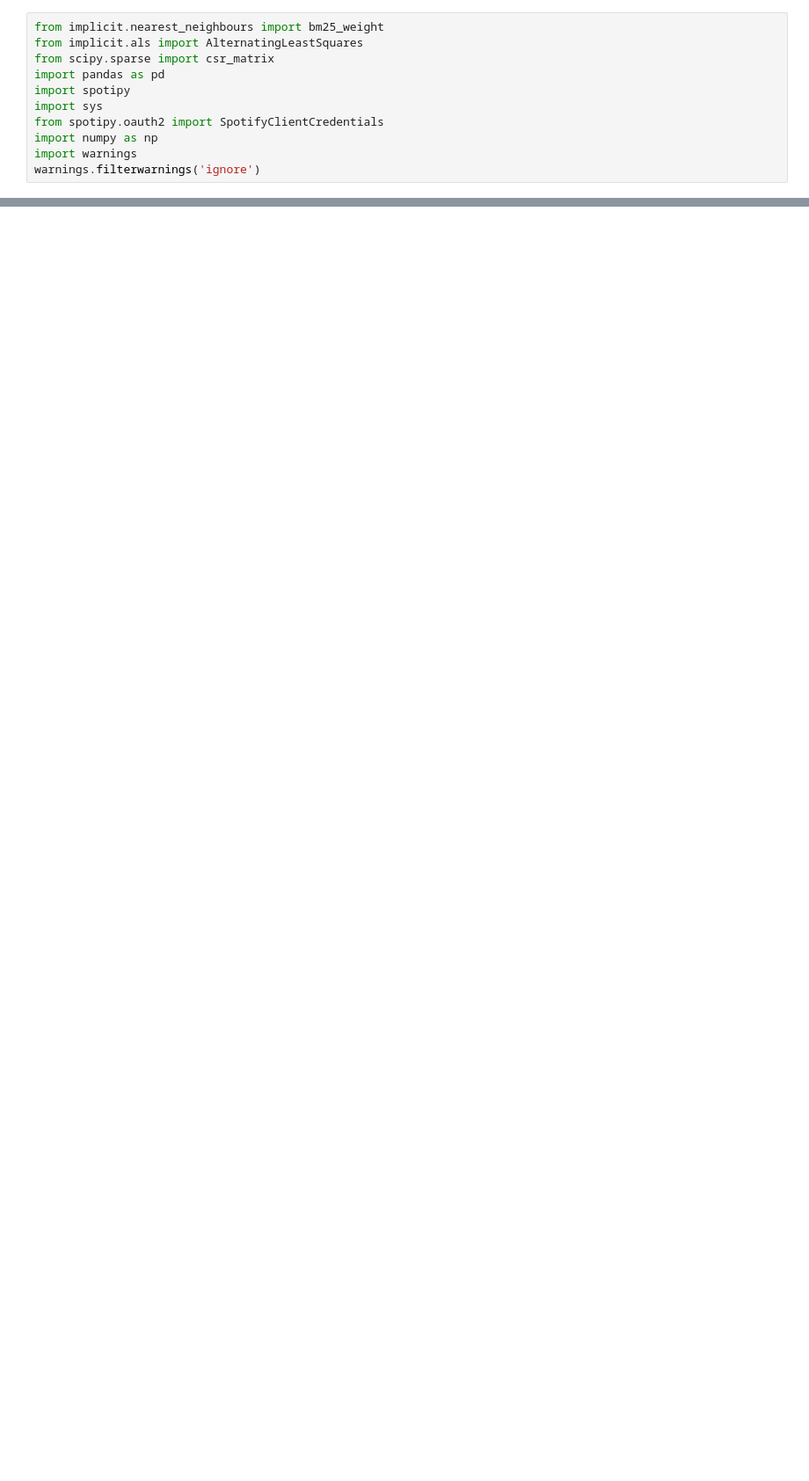
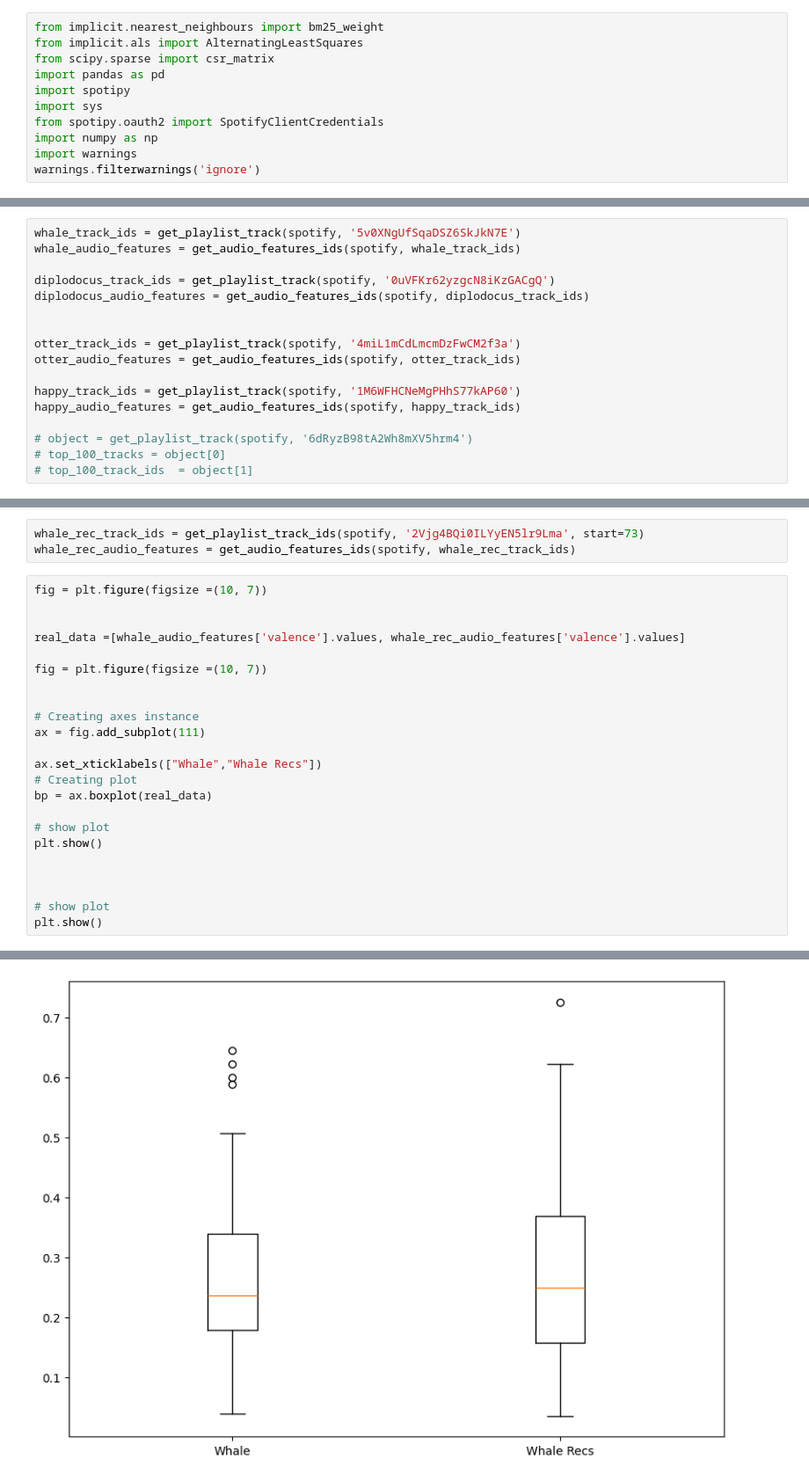
Before and after one commit to freddietheodo/Training-Notebooks, a Jupyter notebook: Code/spotify-eda.ipynb, the cells around one changed output, grey strips where cells are left out. Shown at 88% size. Drawn from its saved outputs; the diff is of its cells as text; blank space fills up the shorter version.

Commit message:
some spotify eda

```diff
--- a/Code/spotify-eda.ipynb
+++ b/Code/spotify-eda.ipynb
@@ -25,0 +64,17 @@ b15a7d80c0434546afddc02c7631e5a1
+# %%
+whale_track_ids = get_playlist_track(spotify, '5v0XNgUfSqaDSZ6SkJkN7E')
+whale_audio_features = get_audio_features_ids(spotify, whale_track_ids)
+
+diplodocus_track_ids = get_playlist_track(spotify, '0uVFKr62yzgcN8iKzGACgQ')
+diplodocus_audio_features = get_audio_features_ids(spotify, diplodocus_track_ids)
+
+
+otter_track_ids = get_playlist_track(spotify, '4miL1mCdLmcmDzFwCM2f3a')
+otter_audio_features = get_audio_features_ids(spotify, otter_track_ids)
+
+happy_track_ids = get_playlist_track(spotify, '1M6WFHCNeMgPHhS77kAP60')
+happy_audio_features = get_audio_features_ids(spotify, happy_track_ids)
+
+# object = get_playlist_track(spotify, '6dRyzB98tA2Wh8mXV5hrm4')
+# top_100_tracks = object[0]
+# top_100_track_ids  = object[1]
@@ -25,0 +158,27 @@ b15a7d80c0434546afddc02c7631e5a1
+# %%
+whale_rec_track_ids = get_playlist_track_ids(spotify, '2Vjg4BQi0ILYyEN5lr9Lma', start=73)
+whale_rec_audio_features = get_audio_features_ids(spotify, whale_rec_track_ids)
+# %%
+fig = plt.figure(figsize =(10, 7))
+
+
+real_data =[whale_audio_features['valence'].values, whale_rec_audio_features['valence'].values]
+
+fig = plt.figure(figsize =(10, 7))
+
+
+# Creating axes instance
+ax = fig.add_subplot(111)
+
+ax.set_xticklabels(["Whale","Whale Recs"])
+# Creating plot
+bp = ax.boxplot(real_data)
+
+# show plot
+plt.show()
+
+
+
+# show plot
+plt.show()
+# %% [output]
@@ -25,0 +186 @@ b15a7d80c0434546afddc02c7631e5a1
+[figure, added]
```
Also changed, not shown: parts of 15 cells of this notebook, 1 other file.
